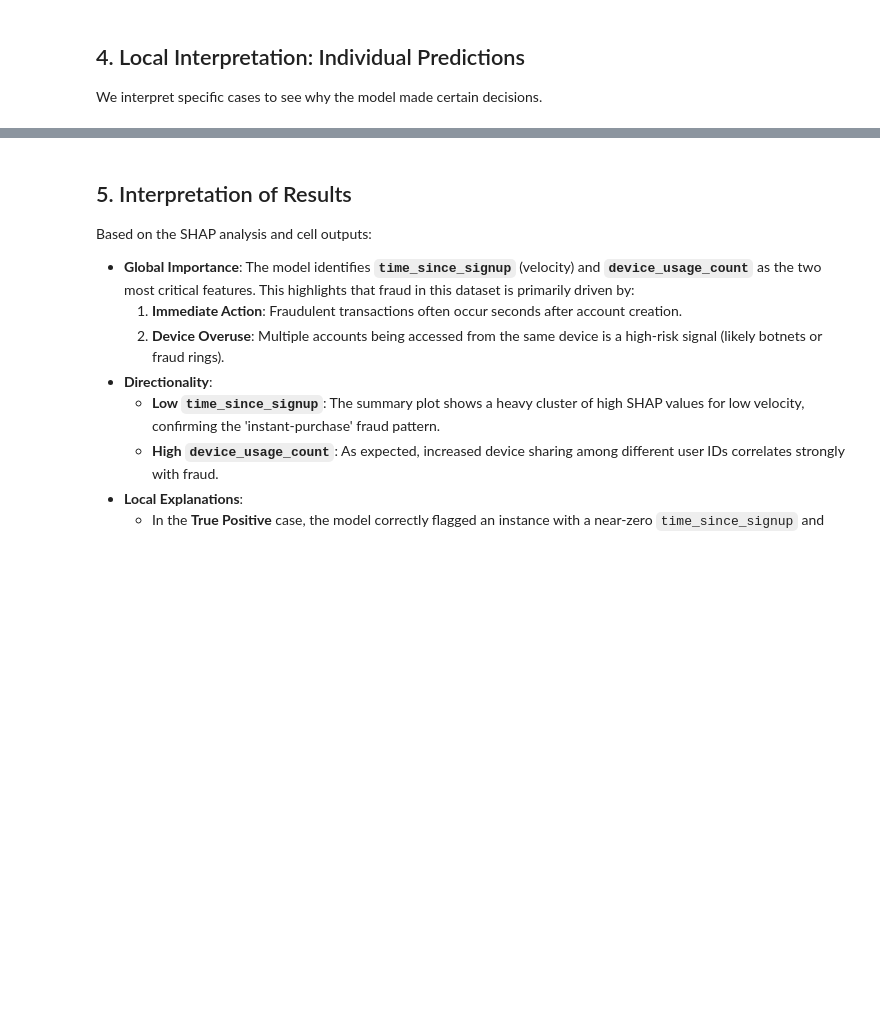
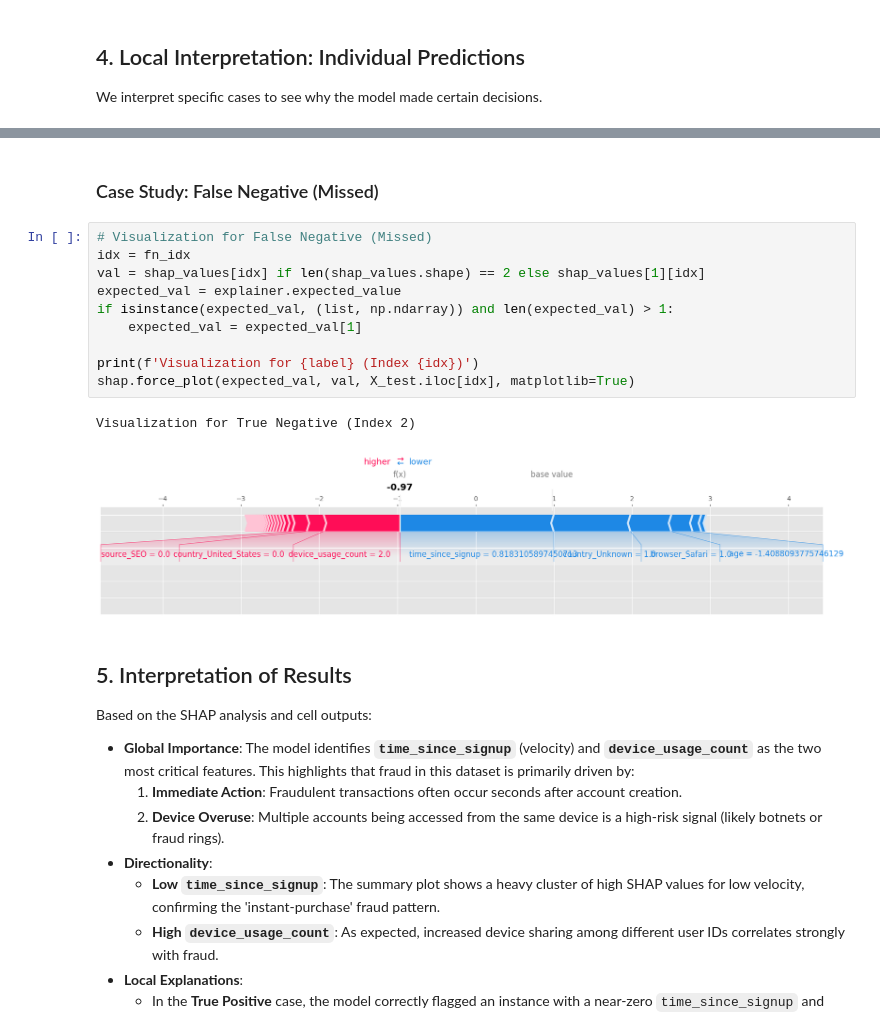
Before and after one commit to zerubabelalpha/fraud-detection, a Jupyter notebook: notebooks/shap-explainability.ipynb, the cells around one changed output, grey strips where cells are left out. Cells and saved outputs as stored; diff of their text form; blank space fills up the shorter version.

```diff
--- a/notebooks/shap-explainability.ipynb
+++ b/notebooks/shap-explainability.ipynb
@@ -116,3 +165,18 @@ False Negative Index: 2
+# %% [markdown]
+### Case Study: False Negative (Missed)
+# %%
+# Visualization for False Negative (Missed)
+idx = fn_idx
+val = shap_values[idx] if len(shap_values.shape) == 2 else shap_values[1][idx]
+expected_val = explainer.expected_value
+if isinstance(expected_val, (list, np.ndarray)) and len(expected_val) > 1:
+    expected_val = expected_val[1]
+
+print(f'Visualization for {label} (Index {idx})')
+shap.force_plot(expected_val, val, X_test.iloc[idx], matplotlib=True)
+# %% [output]
+Visualization for True Negative (Index 2)
+[figure, added]
 # %% [markdown]
 ## 5. Interpretation of Results
 
```
Also changed, not shown: parts of 8 cells of this notebook.
